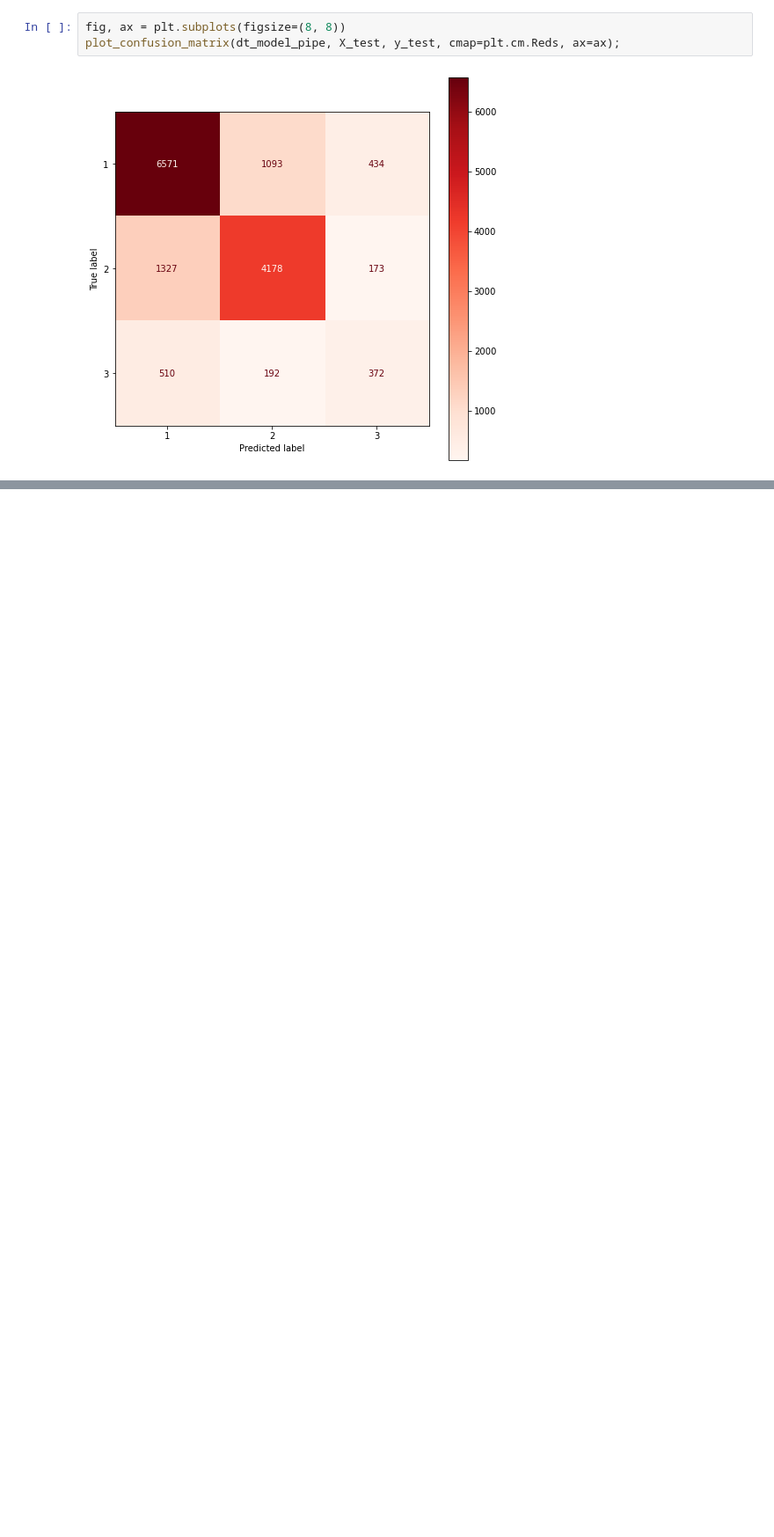
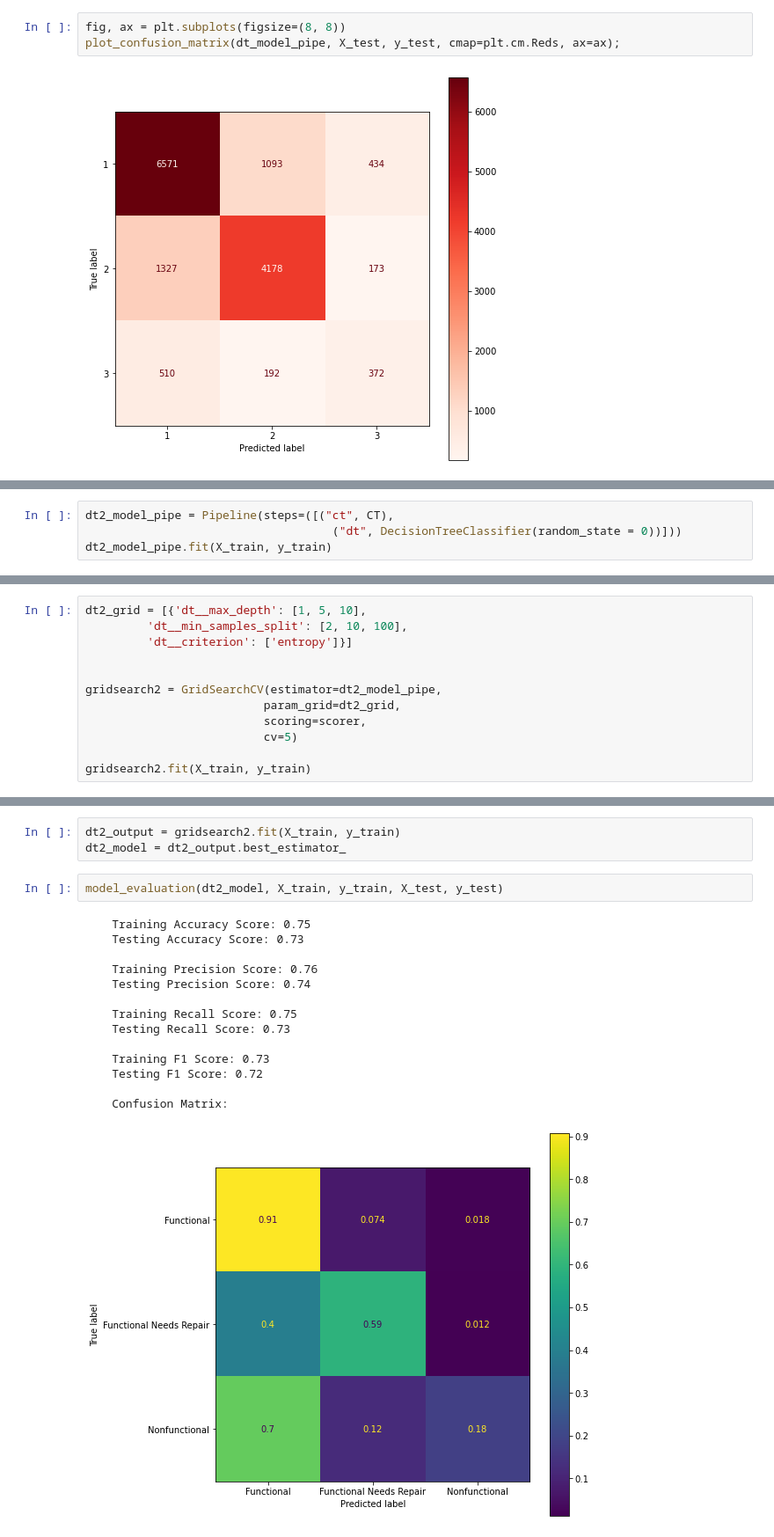
Before and after one commit to OlgertHasko/Tanzanian-Water-Wells, a Jupyter notebook: Modeling - Hatice.ipynb, the cells around one changed output, grey strips where cells are left out. Shown at 88% size. Saved outputs shown, nothing was run; the diff lists cells and outputs as text; blank space fills up the shorter version.

```diff
--- a/Modeling - Hatice.ipynb
+++ b/Modeling - Hatice.ipynb
@@ -276,0 +537,4 @@ Testing ROC_AUC:  {round(roc_auc_score(y_test, model.predict(X_test), average= '
+# %%
+dt2_model_pipe = Pipeline(steps=([("ct", CT),
+                                    ("dt", DecisionTreeClassifier(random_state = 0))]))
+dt2_model_pipe.fit(X_train, y_train)
@@ -276,0 +559,12 @@ Testing ROC_AUC:  {round(roc_auc_score(y_test, model.predict(X_test), average= '
+# %%
+dt2_grid = [{'dt__max_depth': [1, 5, 10],
+         'dt__min_samples_split': [2, 10, 100],
+         'dt__criterion': ['entropy']}]
+
+
+gridsearch2 = GridSearchCV(estimator=dt2_model_pipe,
+                          param_grid=dt2_grid,
+                          scoring=scorer,
+                          cv=5)
+
+gridsearch2.fit(X_train, y_train)
@@ -276,0 +620,20 @@ Testing ROC_AUC:  {round(roc_auc_score(y_test, model.predict(X_test), average= '
+# %%
+dt2_output = gridsearch2.fit(X_train, y_train)
+dt2_model = dt2_output.best_estimator_
+# %%
+model_evaluation(dt2_model, X_train, y_train, X_test, y_test)
+# %% [output]
+    Training Accuracy Score: 0.75
+    Testing Accuracy Score: 0.73
+
+    Training Precision Score: 0.76
+    Testing Precision Score: 0.74
+
+    Training Recall Score: 0.75
+    Testing Recall Score: 0.73
+
+    Training F1 Score: 0.73
+    Testing F1 Score: 0.72
+
+    Confusion Matrix:
+[figure, added]
```
Also changed, not shown: parts of 40 cells of this notebook, 4 other files.
